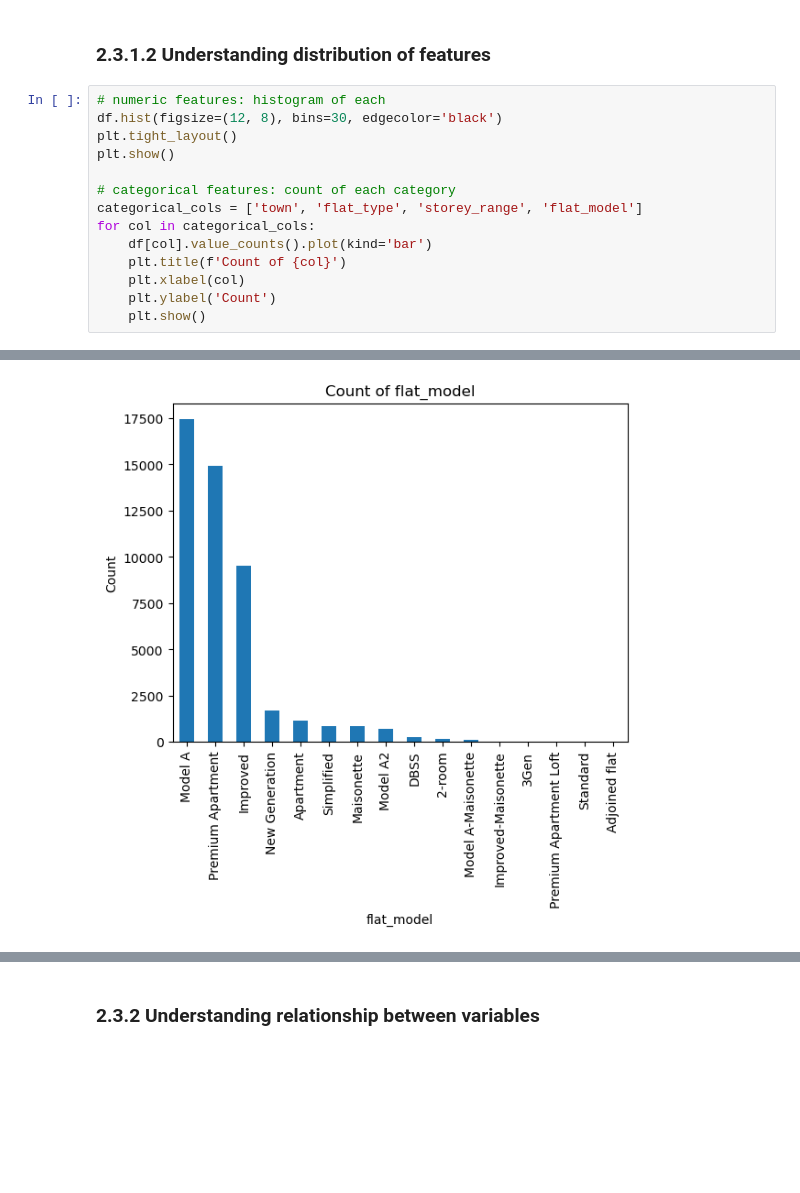
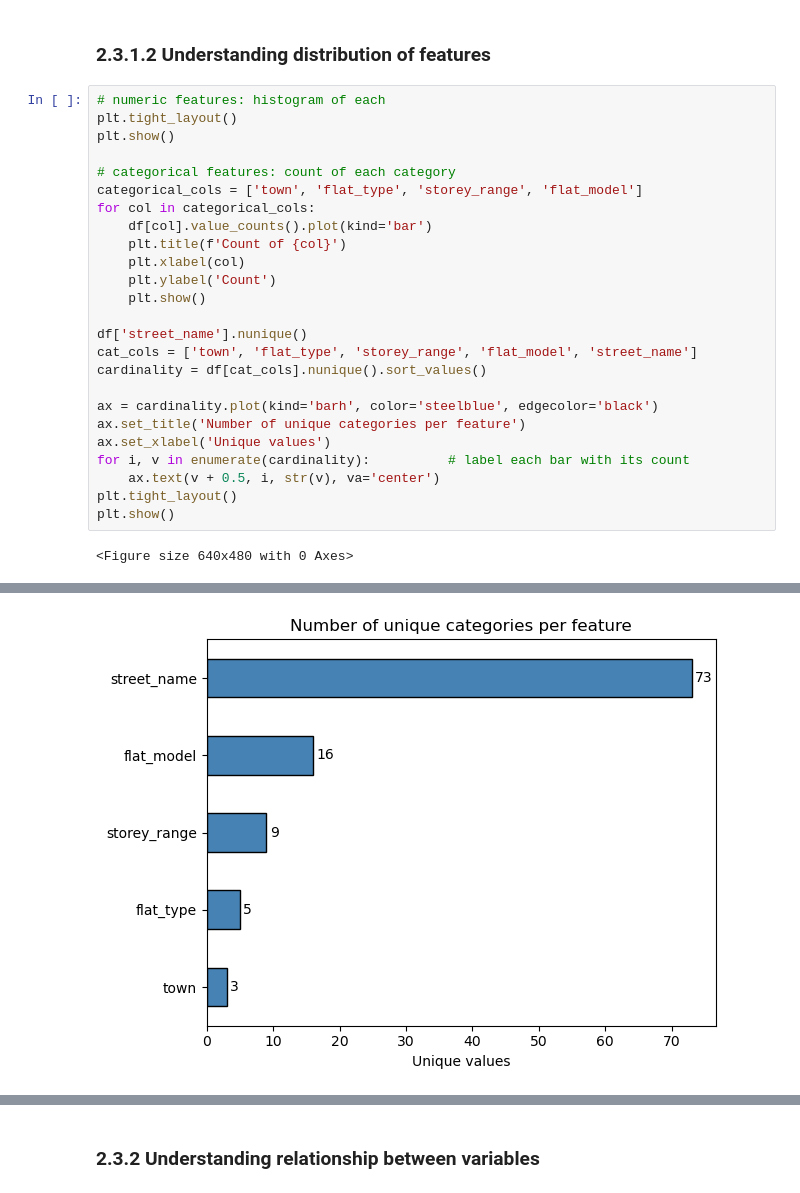
Before and after one commit to niroxzv/mldpschooljunyu, a Jupyter notebook: MLDP Program Codes Submission Template(1).ipynb, the cells around one changed output, grey strips where cells are left out. Cells and saved outputs as stored; diff of their text form; blank space fills up the shorter version.

```diff
--- a/MLDP Program Codes Submission Template(1).ipynb
+++ b/MLDP Program Codes Submission Template(1).ipynb
@@ -130,7 +141,6 @@ plt.show()
 ### 2.3.1.2 Understanding distribution of features
 # %%
 # numeric features: histogram of each
-df.hist(figsize=(12, 8), bins=30, edgecolor='black')
 plt.tight_layout()
 plt.show()
 
@@ -142,4 +152,17 @@ for col in categorical_cols:
     plt.xlabel(col)
     plt.ylabel('Count')
     plt.show()
+
+df['street_name'].nunique()
+cat_cols = ['town', 'flat_type', 'storey_range', 'flat_model', 'street_name']
+cardinality = df[cat_cols].nunique().sort_values()
+
+ax = cardinality.plot(kind='barh', color='steelblue', edgecolor='black')
+ax.set_title('Number of unique categories per feature')
+ax.set_xlabel('Unique values')
+for i, v in enumerate(cardinality):          # label each bar with its count
+    ax.text(v + 0.5, i, str(v), va='center')
+plt.tight_layout()
+plt.show()
 # %% [output]
+<Figure size 640x480 with 0 Axes>
@@ -150 +173 @@ for col in categorical_cols:
-[figure, old version]
+[figure, new version]
```
Also changed, not shown: parts of 23 cells of this notebook, 3 other files.
